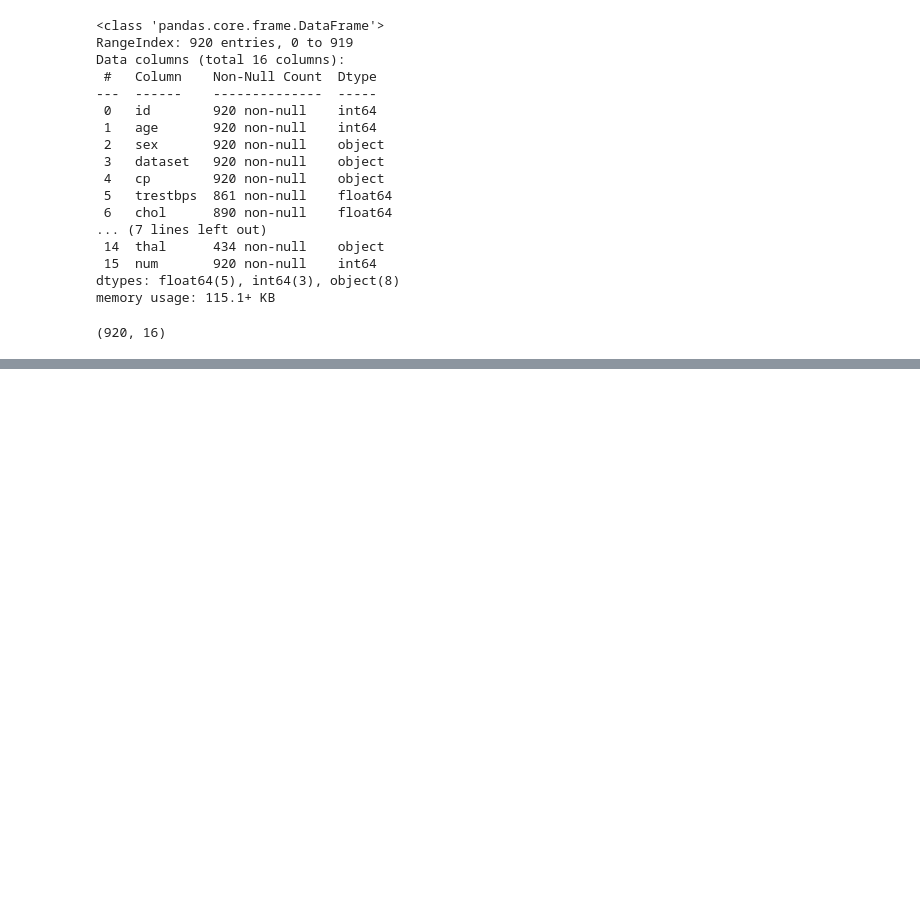
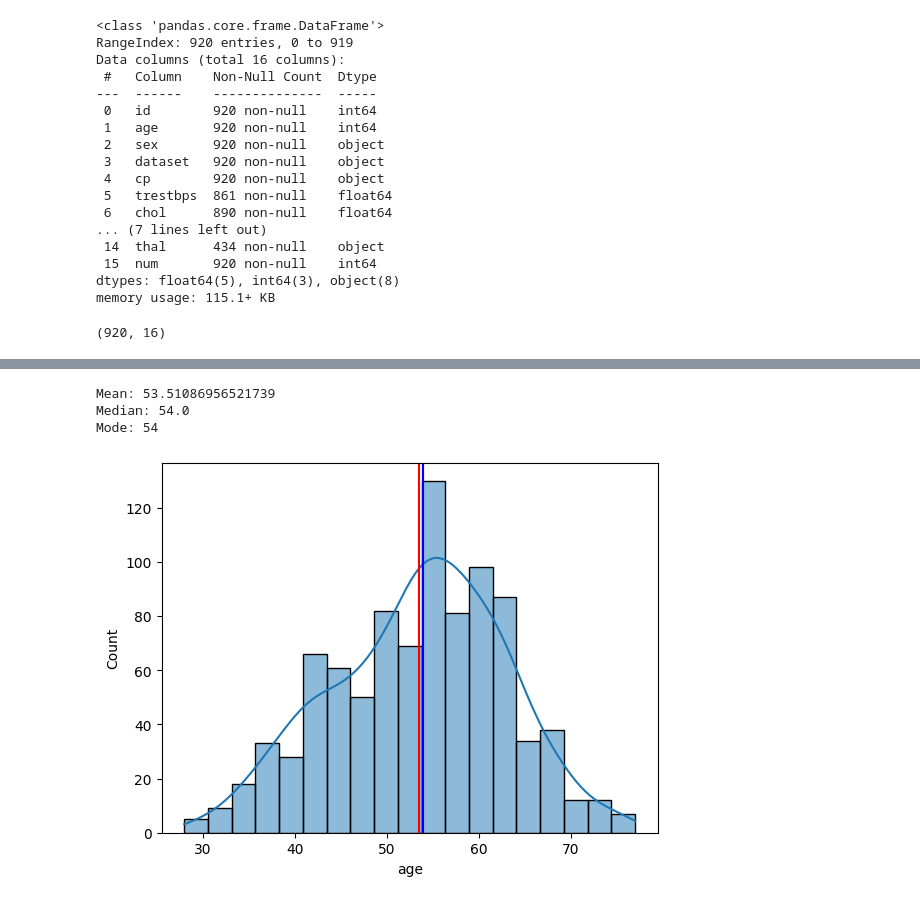
Before and after one commit to amirtoali/heart_disease_project_, a Jupyter notebook: heart_disease_project_Day1.ipynb, the cells around one changed output, grey strips where cells are left out. Drawn from its saved outputs; the diff is of its cells as text; code cells hidden in the pictures; blank space fills up the shorter version.

```diff
--- a/heart_disease_project_Day1.ipynb
+++ b/heart_disease_project_Day1.ipynb
@@ -158,0 +185,16 @@ df.
+# %%
+# plot the mean, median and mode of age column using sns
+sns.histplot(df['age'], kde=True)
+plt.axvline(df['age'].mean(), color='red')
+plt.axvline(df['age'].median(), color='green')
+plt.axvline(df['age'].mode()[0], color='blue')
+
+# print the value of mean, median and mode of age column
+print('Mean:', df['age'].mean())
+print('Median:', df['age'].median())
+print('Mode:', df['age'].mode()[0])
+# %% [output]
+Mean: 53.51086956521739
+Median: 54.0
+Mode: 54
+[figure, added]
```
Also changed, not shown: parts of 7 cells of this notebook.
